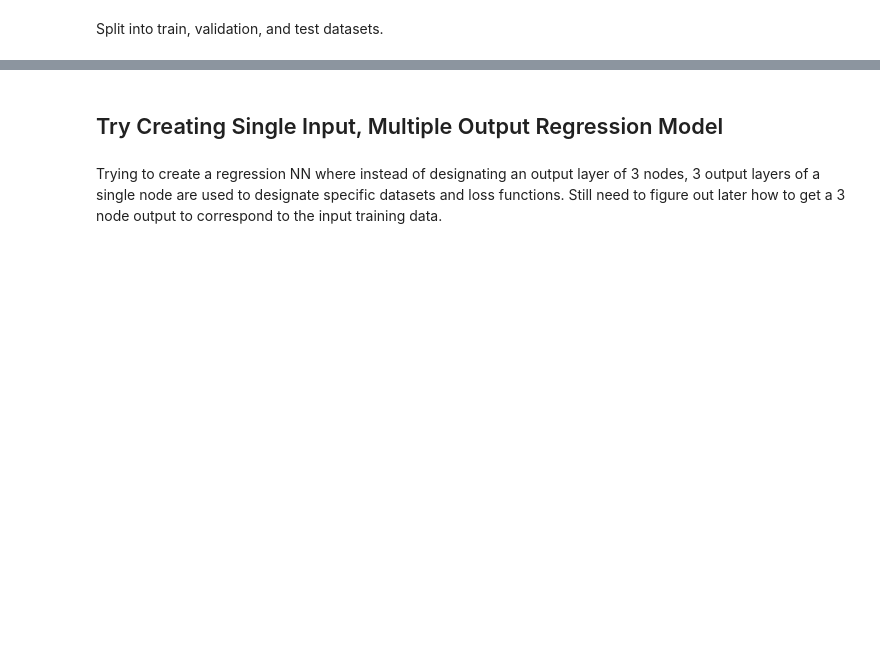
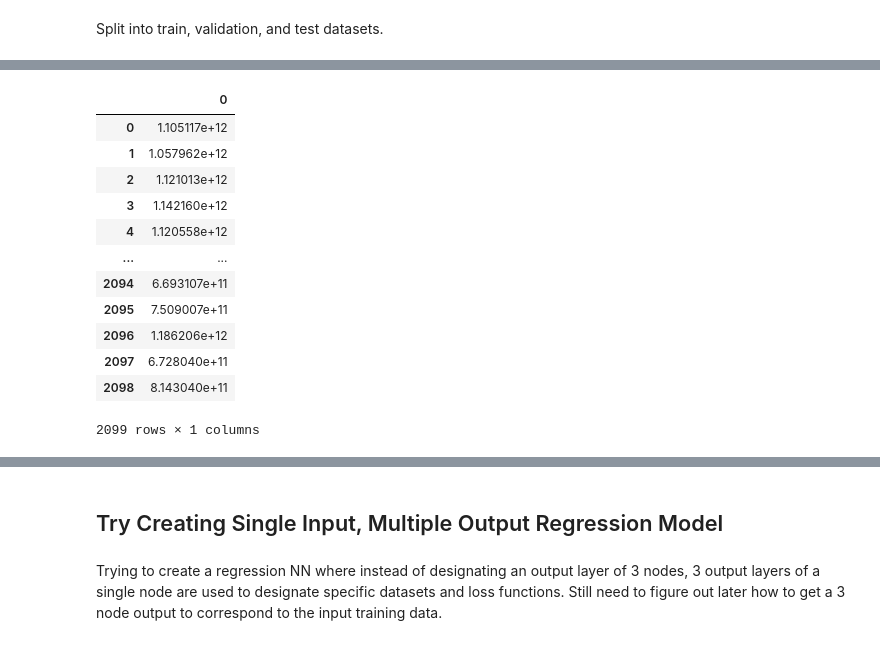
Before and after one commit to craigboger/ML-Learning, a Jupyter notebook: test_orbit_sim/0_sim_data_generator_v1.ipynb, the cells around one changed output, grey strips where cells are left out. Cells and saved outputs as stored; diff of their text form; code cells hidden in the pictures; blank space fills up the shorter version.

```diff
--- a/test_orbit_sim/0_sim_data_generator_v1.ipynb
+++ b/test_orbit_sim/0_sim_data_generator_v1.ipynb
@@ -381,0 +407,14 @@ numpy.float64
+# %%
+#Save copy of y_valid_x to later check inverse transform
+y_valid_x_copy = y_valid_x.copy()
+y_train_x_copy = y_train_x.copy()
+
+scaled_range = (-1000,1000)
+# Next, we create scalers for each target value so that we can later use the inverse transform.
+# We go ahead and scale the training data.  We will use the created scalers in the next cell to scale the validation and test data.
+target_x_scaler = MinMaxScaler(feature_range=scaled_range)   # Create the transformer
+y_train_x = target_x_scaler.fit_transform(y_train_x.reshape(-1,1))   # Fit the transformer to the training data and transform the data at the same time.
+target_y_scaler = MinMaxScaler(feature_range=scaled_range)   # Create the transformer
+y_train_y = target_y_scaler.fit_transform(y_train_y.reshape(-1,1))   # Fit the transformer to the training data and transform the data at the same time.
+target_z_scaler = MinMaxScaler(feature_range=scaled_range)   # Create the transformer
+y_train_z = target_z_scaler.fit_transform(y_train_z.reshape(-1,1))   # Fit the transformer to the training data and transform the data at the same time.
@@ -381,0 +433,17 @@ numpy.float64
+# %%
+# For shits and giggles.  Let's try and see if inverse_transform works.
+pd.DataFrame(y_train_x_copy)
+# %% [output]
+|  | 0 |
+| 0 | 1.105117e+12 |
+| 1 | 1.057962e+12 |
+| 2 | 1.121013e+12 |
+| 3 | 1.142160e+12 |
+| 4 | 1.120558e+12 |
+| ... | ... |
+| 2094 | 6.693107e+11 |
+| 2095 | 7.509007e+11 |
+| 2096 | 1.186206e+12 |
+| 2097 | 6.728040e+11 |
+| 2098 | 8.143040e+11 |
+2099 rows × 1 columns
```
Also changed, not shown: parts of 29 cells of this notebook, 3 other files.
